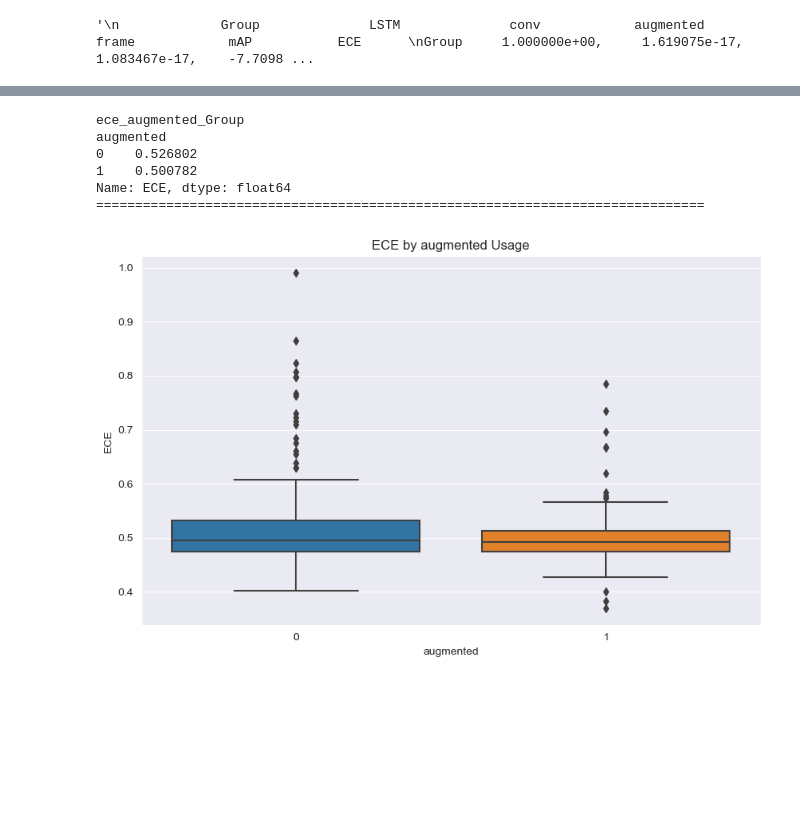
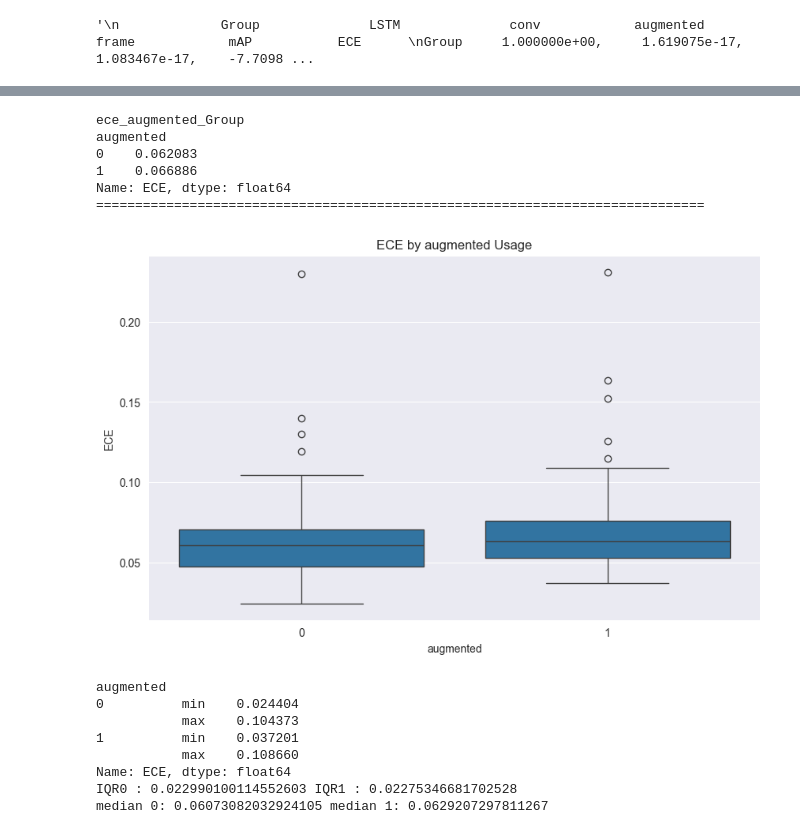
Before and after one commit to HMCHON/hfprND, a Jupyter notebook: Analysis.ipynb, the cells around one changed output, grey strips where cells are left out. Saved outputs shown, nothing was run; the diff lists cells and outputs as text; code cells hidden in the pictures; blank space fills up the shorter version.

```diff
--- a/Analysis.ipynb
+++ b/Analysis.ipynb
@@ -7,7 +7,7 @@ import matplotlib.pyplot as plt
 import seaborn as sns
 
 # 데이터 로드
-file_path = 'ece_result.csv'
+file_path = 'result.csv'
 df = pd.read_csv(file_path)
 
 # 데이터 확인
@@ -516,22 +766,61 @@ Name: ECE, dtype: float64
 # %%
 # Group by augmented usage and calculate mean ECE
 ece_augmented_Group = df.groupby('augmented')['ECE'].mean()
 print("ece_augmented_Group")
 print(ece_augmented_Group)
 print('==============================================================================')
 # Boxplot of mAP by augmented usage
 plt.figure(figsize=(10, 6))
 sns.boxplot(x='augmented', y='ECE', data=df)
 plt.title('ECE by augmented Usage')
 plt.show()
+
+# Function to filter outliers and calculate min, max
+def calculate_min_max_without_outliers(group):
+    Q1 = group.quantile(0.25)
+    Q3 = group.quantile(0.75)
+    IQR = Q3 - Q1
+    lower_bound = Q1 - 1.5 * IQR
+    upper_bound = Q3 + 1.5 * IQR
+    filtered_group = group[(group >= lower_bound) & (group <= upper_bound)]
+    return pd.Series({'min': filtered_group.min(), 'max': filtered_group.max()})
+
+# IQR 계산 함수
+def calculate_iqr(group):
+    Q1 = group.quantile(0.25)
+    Q3 = group.quantile(0.75)
+    IQR = Q3 - Q1
+    return IQR
+
+# Applying the function to each group (min, max)
+min_max_without_outliers = df.groupby('augmented')['ECE'].apply(calculate_min_max_without_outliers)
+print(min_max_without_outliers)
+
+# Applying the function to each group (IQR)
+iqr_0 = calculate_iqr(df[df['augmented'] == 0]['ECE'])
+iqr_1 = calculate_iqr(df[df['augmented'] == 1]['ECE'])
+print('IQR0 :', iqr_0 , "IQR1 :", iqr_1)
+
+# Applying the function to each group (median)
+median_0 = np.median(df[df['augmented'] == 0]['ECE'])
+median_1 = np.median(df[df['augmented'] == 1]['ECE'])
+print('median 0:', median_0, 'median 1:', median_1)
 # %% [output]
 ece_augmented_Group
 augmented
-0    0.526802
-1    0.500782
+0    0.062083
+1    0.066886
 Name: ECE, dtype: float64
 ==============================================================================
-[figure, old version]
+[figure, new version]
+augmented
+0          min    0.024404
+           max    0.104373
+1          min    0.037201
+           max    0.108660
+Name: ECE, dtype: float64
+IQR0 : 0.022990100114552603 IQR1 : 0.02275346681702528
+median 0: 0.06073082032924105 median 1: 0.0629207297811267
 # %%
 # Group by conv and calculate mean ECE
 ece_conv_Group = df.groupby('conv')['ECE'].mean()
```
Also changed, not shown: parts of 13 cells of this notebook, 5 other files.
